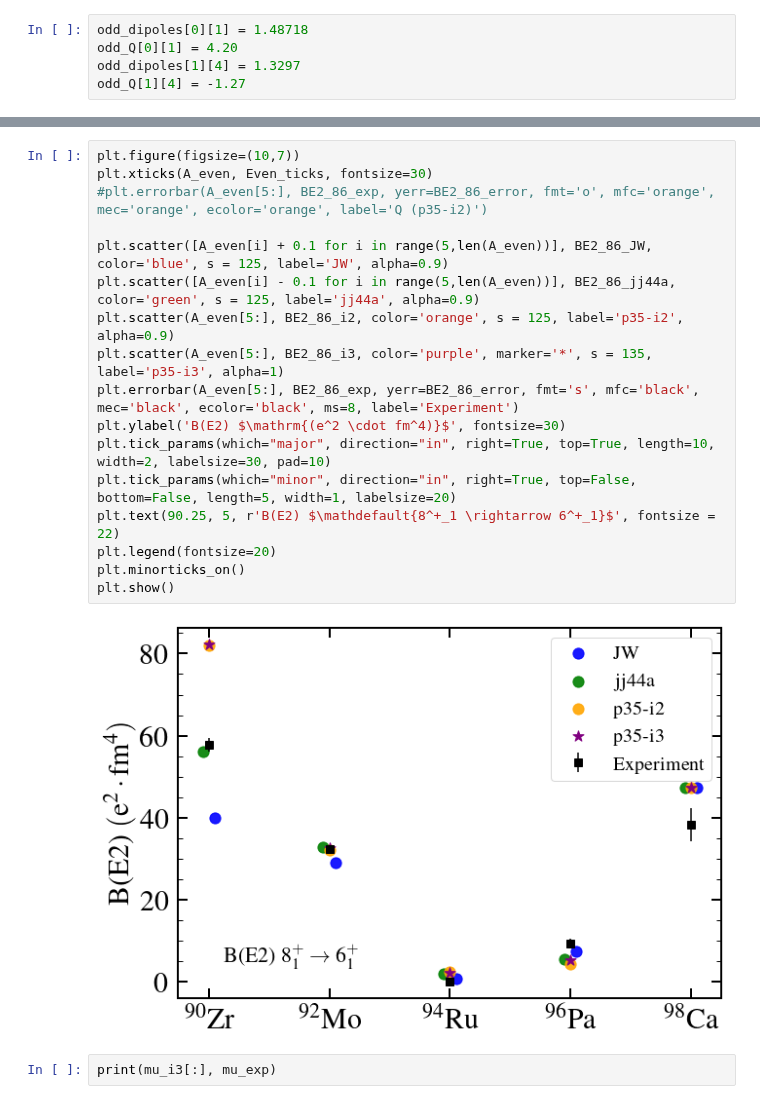
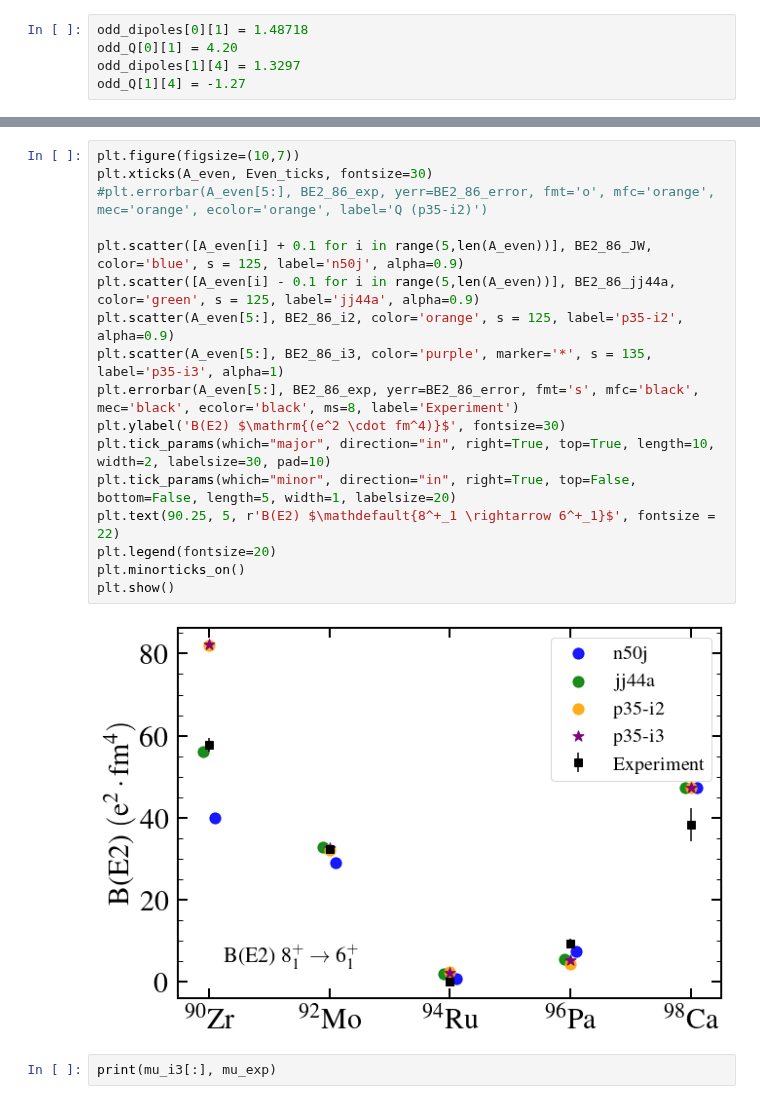
Before and after one commit to JordanPurcell/Research, a Jupyter notebook: plots/EM_properties.ipynb, the cells around one changed output, grey strips where cells are left out. Drawn from its saved outputs; the diff is of its cells as text.

```diff
--- a/plots/EM_properties.ipynb
+++ b/plots/EM_properties.ipynb
@@ -473,22 +525,22 @@ plt.show()
 # %%
 plt.figure(figsize=(10,7))
 plt.xticks(A_even, Even_ticks, fontsize=30)
 #plt.errorbar(A_even[5:], BE2_86_exp, yerr=BE2_86_error, fmt='o', mfc='orange', mec='orange', ecolor='orange', label='Q (p35-i2)')
 
-plt.scatter([A_even[i] + 0.1 for i in range(5,len(A_even))], BE2_86_JW, color='blue', s = 125, label='JW', alpha=0.9)
+plt.scatter([A_even[i] + 0.1 for i in range(5,len(A_even))], BE2_86_JW, color='blue', s = 125, label='n50j', alpha=0.9)
 plt.scatter([A_even[i] - 0.1 for i in range(5,len(A_even))], BE2_86_jj44a, color='green', s = 125, label='jj44a', alpha=0.9)
 plt.scatter(A_even[5:], BE2_86_i2, color='orange', s = 125, label='p35-i2', alpha=0.9)
 plt.scatter(A_even[5:], BE2_86_i3, color='purple', marker='*', s = 135, label='p35-i3', alpha=1)
 plt.errorbar(A_even[5:], BE2_86_exp, yerr=BE2_86_error, fmt='s', mfc='black', mec='black', ecolor='black', ms=8, label='Experiment')
 plt.ylabel('B(E2) $\mathrm{(e^2 \cdot fm^4)}$', fontsize=30)
 plt.tick_params(which="major", direction="in", right=True, top=True, length=10, width=2, labelsize=30, pad=10)
 plt.tick_params(which="minor", direction="in", right=True, top=False, bottom=False, length=5, width=1, labelsize=20)
 plt.text(90.25, 5, r'B(E2) $\mathdefault{8^+_1 \rightarrow 6^+_1}$', fontsize = 22)
 plt.legend(fontsize=20)
 plt.minorticks_on()
 plt.show()
 # %% [output]
-[figure, old version]
+[figure, new version]
 # %%
 print(mu_i3[:], mu_exp)
 # %% [output]
```
Also changed, not shown: parts of 8 cells of this notebook, 7 other files.
